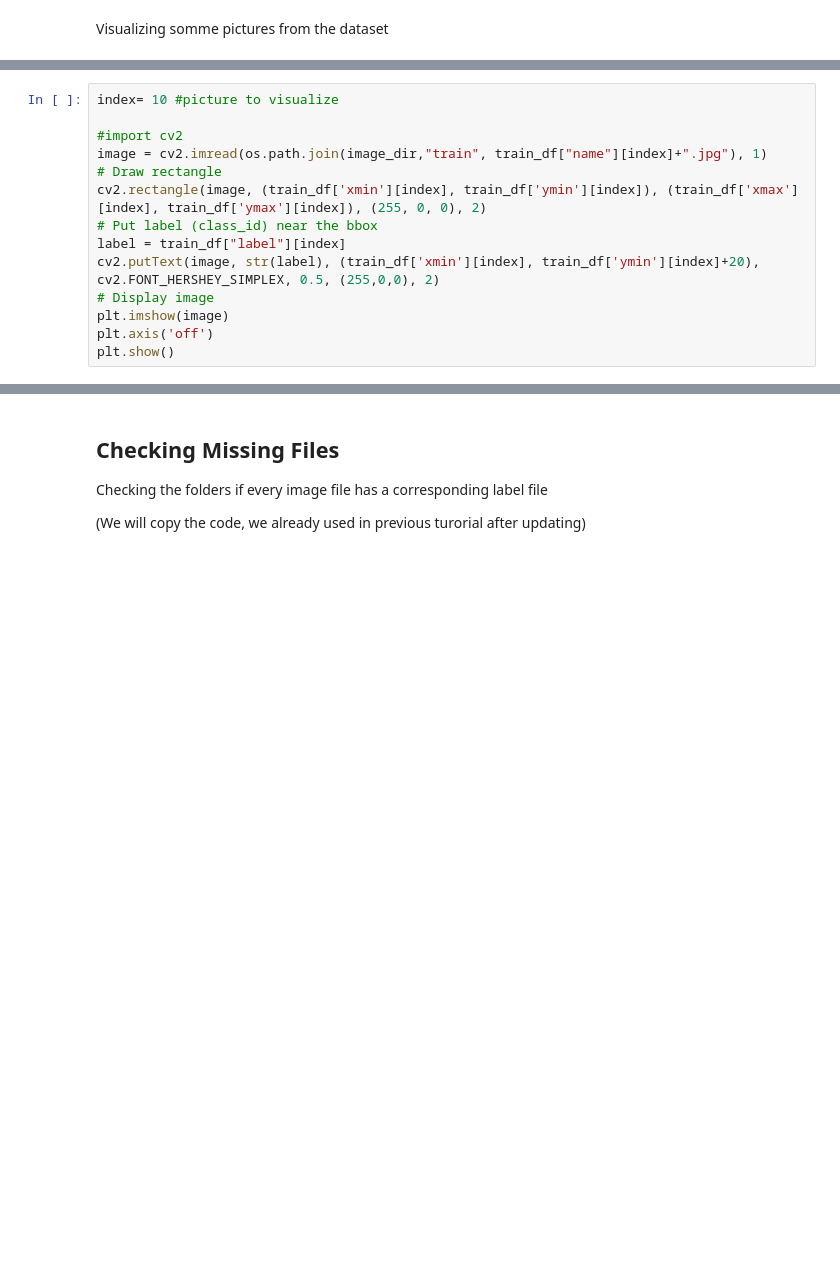
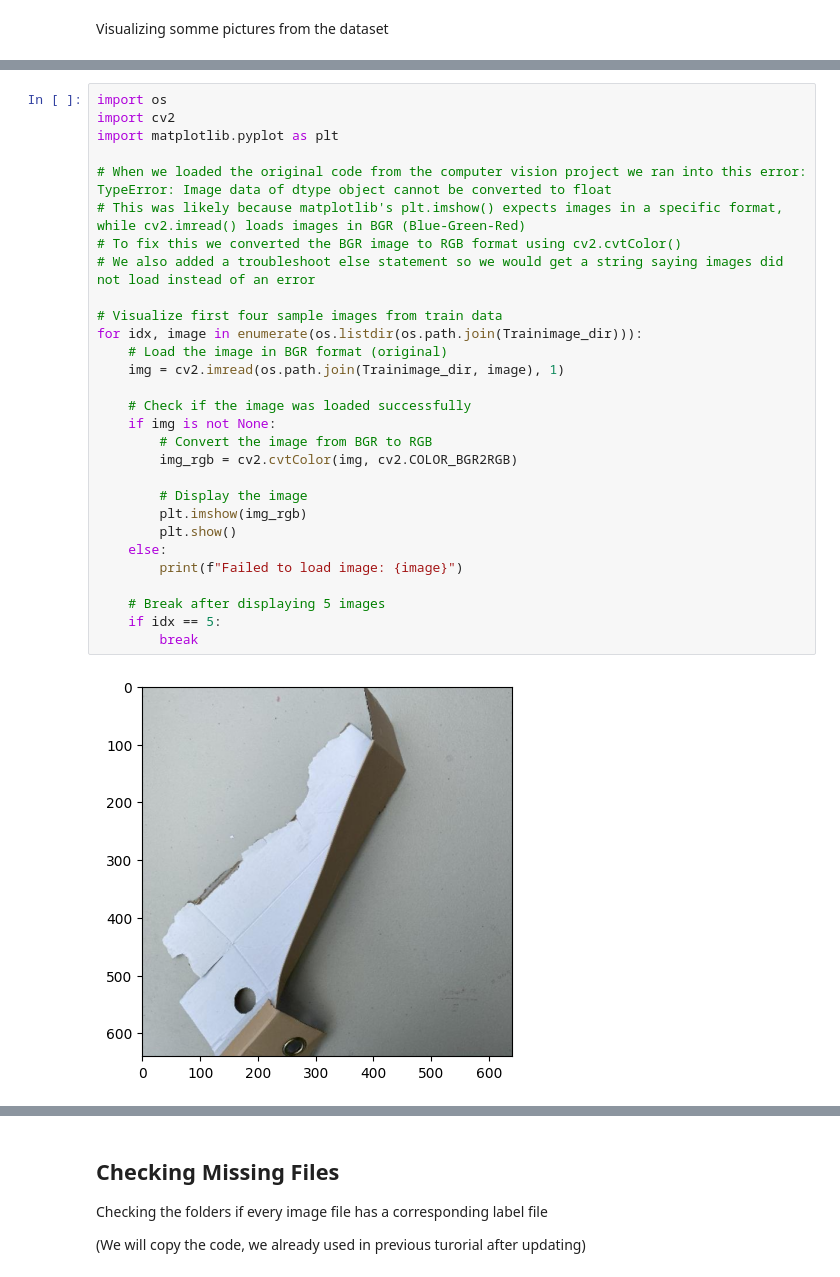
Before and after one commit to Lememski/Wall-E-Project-1---IAT-360, a Jupyter notebook: computervisionproject.ipynb, the cells around one changed output, grey strips where cells are left out. Cells and saved outputs as stored; diff of their text form; blank space fills up the shorter version.

```diff
--- a/computervisionproject.ipynb
+++ b/computervisionproject.ipynb
@@ -289,14 +46,0 @@ Visualizing one of the image in train set with the bounding box
-# %%
-index= 10 #picture to visualize
-
-#import cv2
-image = cv2.imread(os.path.join(image_dir,"train", train_df["name"][index]+".jpg"), 1)
-# Draw rectangle
-cv2.rectangle(image, (train_df['xmin'][index], train_df['ymin'][index]), (train_df['xmax'][index], train_df['ymax'][index]), (255, 0, 0), 2)
-# Put label (class_id) near the bbox
-label = train_df["label"][index]
-cv2.putText(image, str(label), (train_df['xmin'][index], train_df['ymin'][index]+20), cv2.FONT_HERSHEY_SIMPLEX, 0.5, (255,0,0), 2)
-# Display image
-plt.imshow(image)
-plt.axis('off')
-plt.show()
@@ -460,0 +47,31 @@ for name in unique_names:
+# %%
+import os
+import cv2
+import matplotlib.pyplot as plt
+
+# When we loaded the original code from the computer vision project we ran into this error: TypeError: Image data of dtype object cannot be converted to float
+# This was likely because matplotlib's plt.imshow() expects images in a specific format, while cv2.imread() loads images in BGR (Blue-Green-Red)
+# To fix this we converted the BGR image to RGB format using cv2.cvtColor()
+# We also added a troubleshoot else statement so we would get a string saying images did not load instead of an error
+
+# Visualize first four sample images from train data
+for idx, image in enumerate(os.listdir(os.path.join(Trainimage_dir))):
+    # Load the image in BGR format (original)
+    img = cv2.imread(os.path.join(Trainimage_dir, image), 1)
+
+    # Check if the image was loaded successfully
+    if img is not None:
+        # Convert the image from BGR to RGB
+        img_rgb = cv2.cvtColor(img, cv2.COLOR_BGR2RGB)
+
+        # Display the image
+        plt.imshow(img_rgb)
+        plt.show()
+    else:
+        print(f"Failed to load image: {image}")
+
+    # Break after displaying 5 images
+    if idx == 5:
+        break
+# %% [output]
+[figure, added]
```
Also changed, not shown: parts of 63 cells of this notebook.
